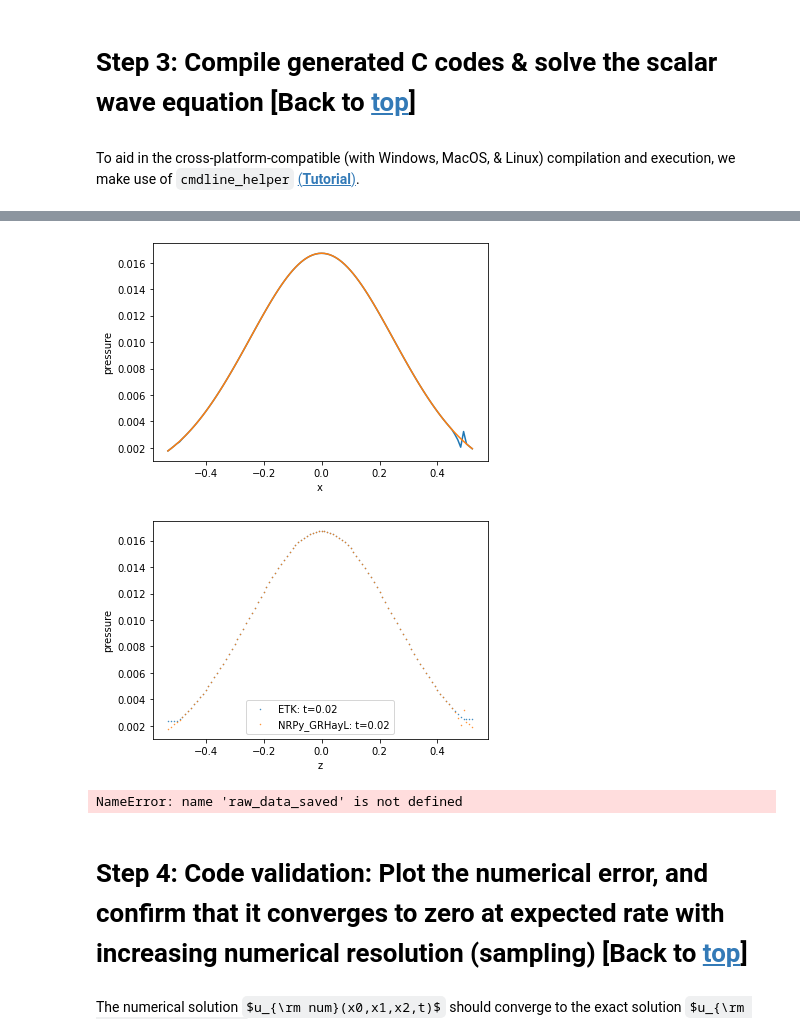
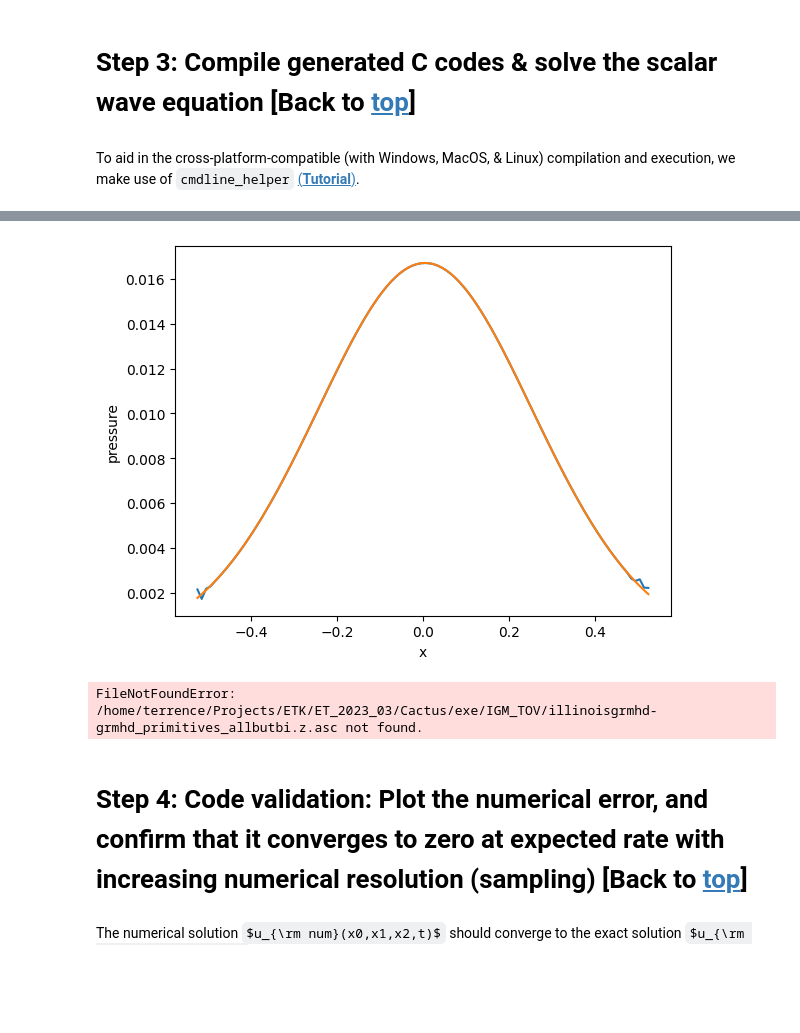
Before and after one commit to GRHayL/GRHayL, a Jupyter notebook: implementations/GRHayL_NRPy_IGM/Tutorial-GRHayL_NRPy_IGM.ipynb, the cells around one changed output, grey strips where cells are left out. Drawn from its saved outputs; the diff is of its cells as text; code cells hidden in the pictures; some formulas as TeX source; blank space fills up the shorter version.

```diff
--- a/implementations/GRHayL_NRPy_IGM/Tutorial-GRHayL_NRPy_IGM.ipynb
+++ b/implementations/GRHayL_NRPy_IGM/Tutorial-GRHayL_NRPy_IGM.ipynb
@@ -2296,18 +2419,18 @@ import matplotlib.pyplot as plt
 # %%
 idx = -1
 
-raw_data = np.loadtxt("GRHayL_NRPy_IGM_Ccodes_TOV_readin/output/out106__b1-00000020.txt")
-plt.plot(raw_data[:,0], raw_data[:, idx])
+raw_data = np.loadtxt("GRHayL_NRPy_IGM_Ccodes/output/out106__read-00000010.txt")
+plt.plot(raw_data[:,3], raw_data[:, idx])
 
-raw_data_init = np.loadtxt("GRHayL_NRPy_IGM_Ccodes_TOV_readin/output/out106__b1-00000000.txt")
-plt.plot(raw_data_init[:,0], raw_data_init[:, idx])
+raw_data_init = np.loadtxt("GRHayL_NRPy_IGM_Ccodes/output/out106__read-00000000.txt")
+plt.plot(raw_data_init[:,3], raw_data_init[:, idx])
 
 plt.xlabel("x")
 plt.ylabel("pressure")
 
 plt.show()
 # %% [output]
-[figure, old version]
+[figure, new version]
 # %%
 ETK_raw_data = np.loadtxt("/home/terrence/Projects/ETK/ET_2023_03/Cactus/exe/IGM_TOV/illinoisgrmhd-grmhd_primitives_allbutbi.z.asc")
 
@@ -2338,7 +2461,7 @@ plt.ylabel(r"pressure")
 # plt.ylim(0,2)
 plt.show()
 # %% [output]
-[figure, removed]
+FileNotFoundError: /home/terrence/Projects/ETK/ET_2023_03/Cactus/exe/IGM_TOV/illinoisgrmhd-grmhd_primitives_allbutbi.z.asc not found.
 # %%
 plt.rcParams['figure.facecolor'] = 'white'
 
@@ -2360,8 +2483,6 @@ plt.legend()
 
 # plt.xlim(-.2, .2)
 plt.show()
-# %% [output]
-NameError: name 'raw_data_saved' is not defined
 # %% [markdown]
 <a id='convergence'></a>
 
```
Also changed, not shown: parts of 9 cells of this notebook.
